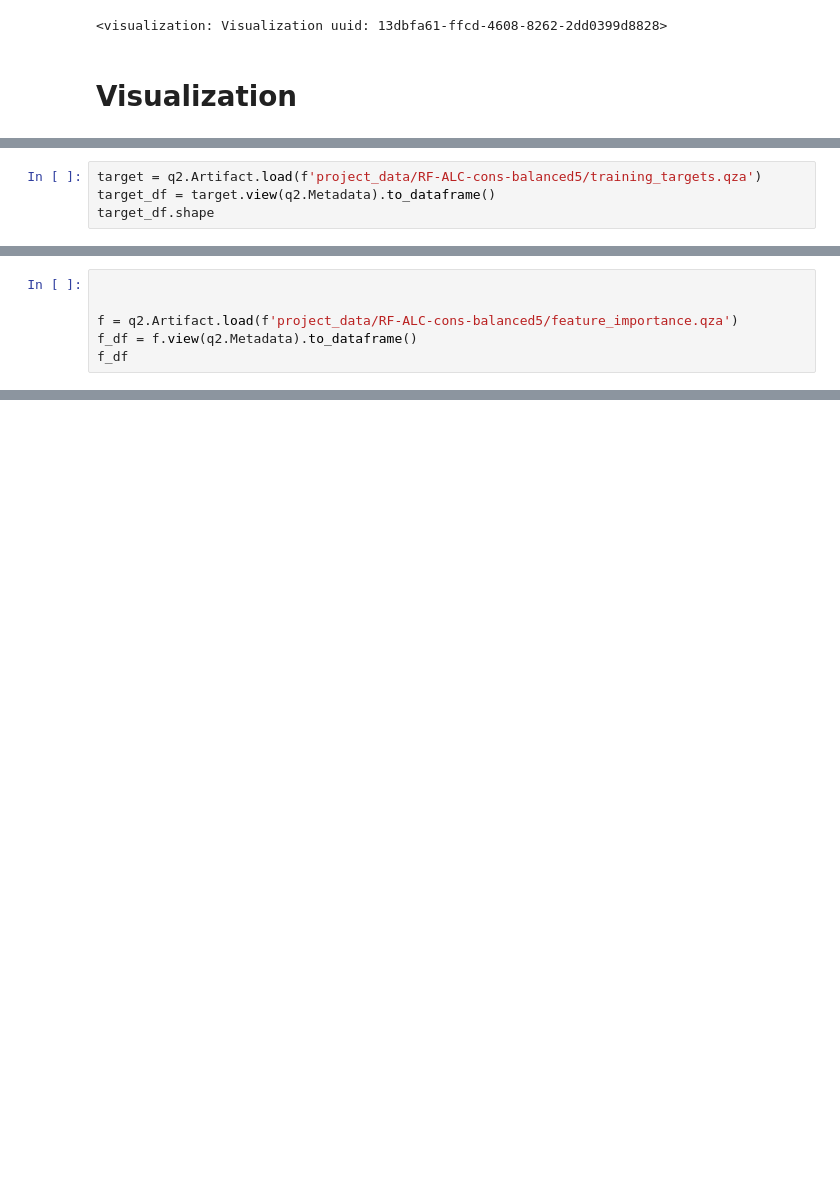
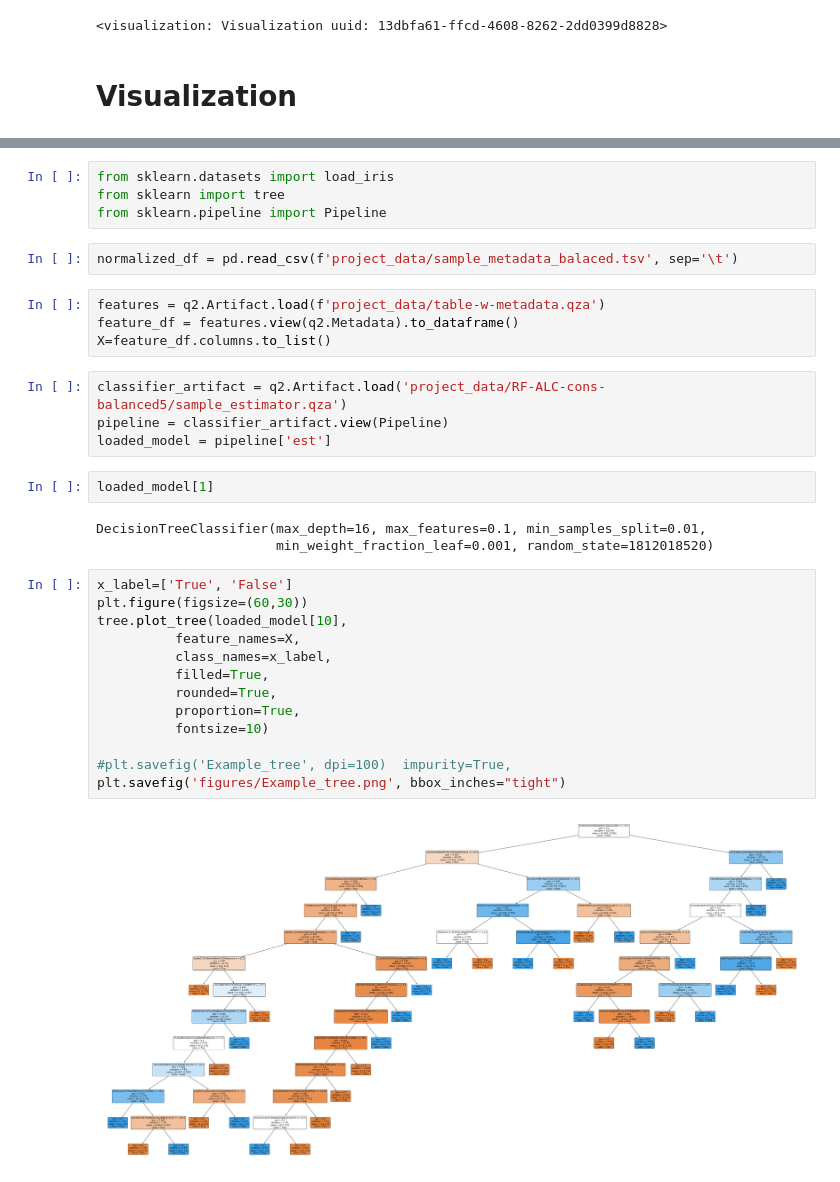
Before and after one commit to dhasanova99/HealthyFood, a Jupyter notebook: JupyterDocs/K_Machine-learning.ipynb, the cells around one changed output, grey strips where cells are left out. Drawn from its saved outputs; the diff is of its cells as text; blank space fills up the shorter version.

Commit message:
added visualization

```diff
--- a/JupyterDocs/K_Machine-learning.ipynb
+++ b/JupyterDocs/K_Machine-learning.ipynb
@@ -412,4 +392,0 @@ from dtreeviz.trees import dtreeviz
-# %%
-target = q2.Artifact.load(f'project_data/RF-ALC-cons-balanced5/training_targets.qza')
-target_df = target.view(q2.Metadata).to_dataframe()
-target_df.shape
@@ -418,6 +392,0 @@ target_df.shape
-# %%
-
-
-f = q2.Artifact.load(f'project_data/RF-ALC-cons-balanced5/feature_importance.qza')
-f_df = f.view(q2.Metadata).to_dataframe()
-f_df
@@ -472,0 +393,34 @@ viz = dtreeviz(loaded_model[10], X, y,
+# %%
+from sklearn.datasets import load_iris
+from sklearn import tree
+from sklearn.pipeline import Pipeline
+# %%
+normalized_df = pd.read_csv(f'project_data/sample_metadata_balaced.tsv', sep='\t')
+# %%
+features = q2.Artifact.load(f'project_data/table-w-metadata.qza')
+feature_df = features.view(q2.Metadata).to_dataframe()
+X=feature_df.columns.to_list()
+# %%
+classifier_artifact = q2.Artifact.load('project_data/RF-ALC-cons-balanced5/sample_estimator.qza')
+pipeline = classifier_artifact.view(Pipeline)
+loaded_model = pipeline['est']
+# %%
+loaded_model[1]
+# %% [output]
+DecisionTreeClassifier(max_depth=16, max_features=0.1, min_samples_split=0.01,
+                       min_weight_fraction_leaf=0.001, random_state=1812018520)
+# %%
+x_label=['True', 'False']
+plt.figure(figsize=(60,30))
+tree.plot_tree(loaded_model[10],
+          feature_names=X,
+          class_names=x_label,
+          filled=True,
+          rounded=True,
+          proportion=True,
+          fontsize=10)
+
+#plt.savefig('Example_tree', dpi=100)  impurity=True,
+plt.savefig('figures/Example_tree.png', bbox_inches="tight")
+# %% [output]
+[figure, added]
```
Also changed, not shown: parts of 14 cells of this notebook.
